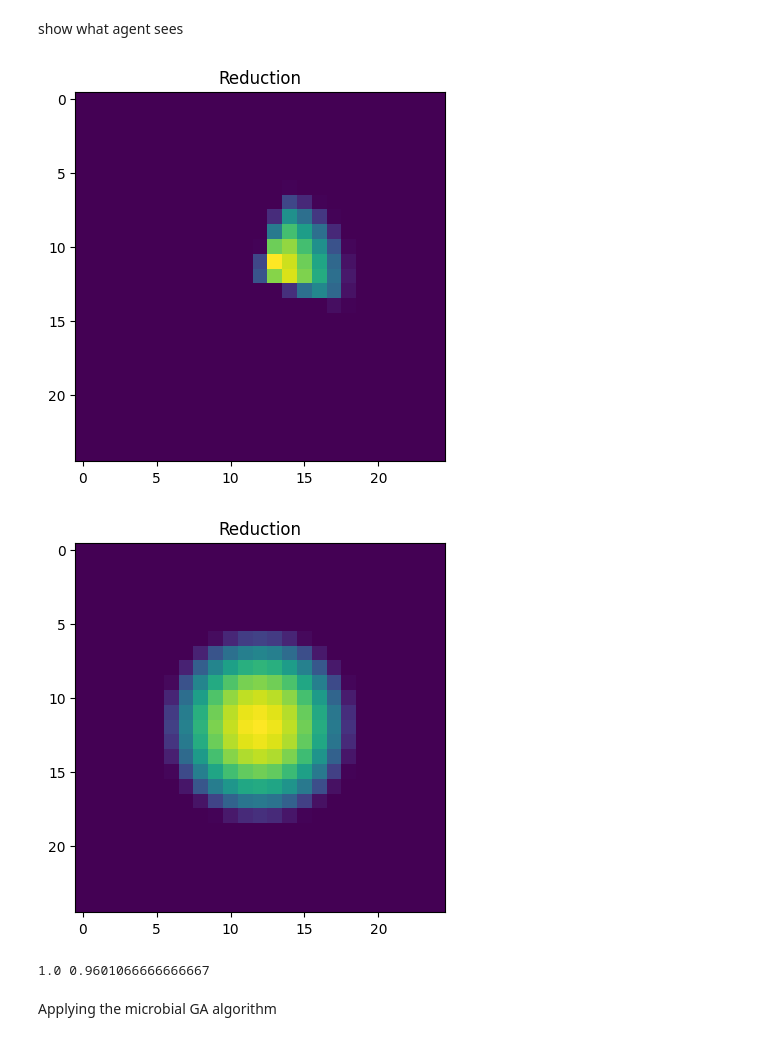
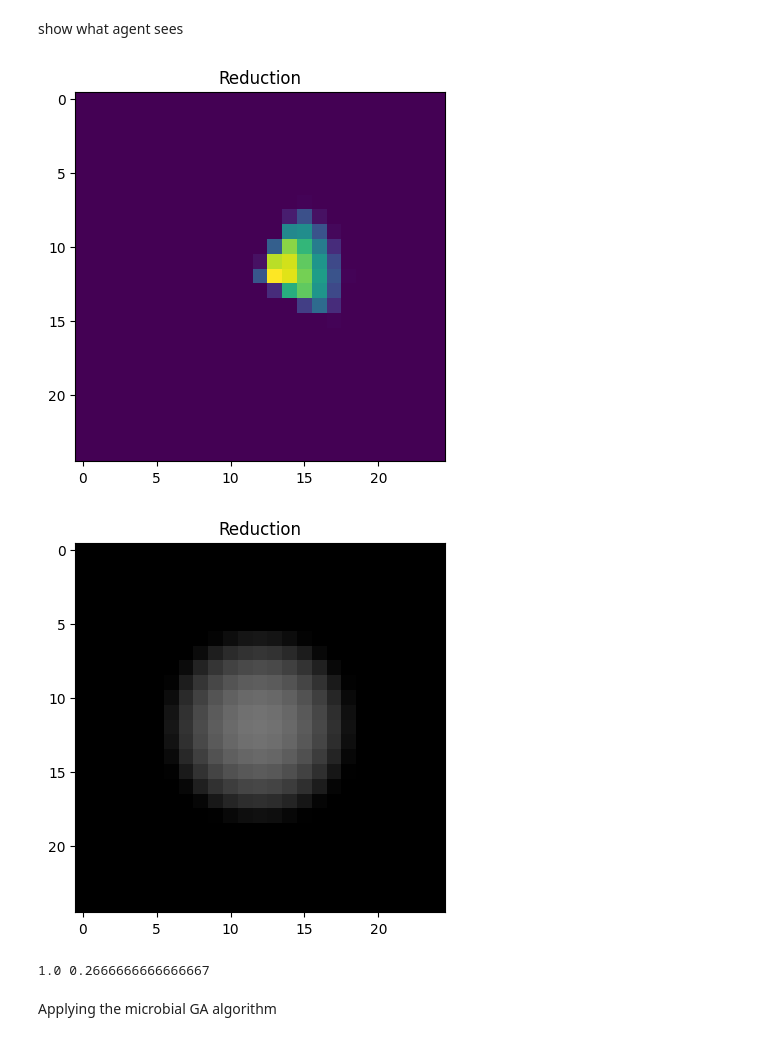
Before and after one commit to shepai/Chaos-Robotics, a Jupyter notebook: Bio-inspired sensors/Sim/gym_test.ipynb, the cells around one changed output. Saved outputs shown, nothing was run; the diff lists cells and outputs as text; code cells hidden in the pictures.

```diff
--- a/Bio-inspired sensors/Sim/gym_test.ipynb
+++ b/Bio-inspired sensors/Sim/gym_test.ipynb
@@ -282,8 +282,10 @@ MASTER = cv2.cvtColor(MASTER, cv2.COLOR_BGR2GRAY)
 MASTER = cv2.resize(MASTER, dsize=(DIM,DIM), interpolation=cv2.INTER_AREA) #rescale
 
 def get_similarity(img1,img2):
+    img1[img1>0]=255
+    img2[img2>0]=255
     diff = cv2.absdiff(img1, img2)
-    return 1 - np.sum(diff)/(DIM*DIM*255)
+    return (1-(np.sum(diff))/(DIM*DIM*255*0.24) )
 
 def new_fitness(tactile):
     if np.sum(tactile)==0: return 0
@@ -314,24 +316,26 @@ show what agent sees
 # %%
 o, r, d, ep_ret, ep_len = env.reset(), 0, False, 0, 0
 tactile_input=np.reshape(o['tactile'],(128,128))
 tactile_input=cv2.resize(tactile_input, dsize=(DIM,DIM), interpolation=cv2.INTER_AREA) #rescale
 
 plt.title("Reduction")
+#tactile_input[tactile_input>0]=255
 plt.imshow(tactile_input)
 plt.show()
 
 img1 = cv2.imread("/its/home/drs25/Pictures/good.png")
 img1 = cv2.resize(img1, dsize=(DIM,DIM), interpolation=cv2.INTER_AREA) #rescale
 
 plt.title("Reduction")
-plt.imshow(MASTER)
+plt.imshow(img1)
 plt.show()
 
 print(new_fitness(MASTER),new_fitness(tactile_input))
+blank=np.zeros((DIM,DIM), dtype=np.uint8)
 # %% [output]
-[figure, old version]
+[figure, new version]
-[figure, old version]
+[figure, new version]
-1.0 0.9601066666666667
+1.0 0.2666666666666667
 # %% [markdown]
 Applying the microbial GA algorithm
 # %%
```
Also changed, not shown: parts of 16 cells of this notebook, 2 other files.
